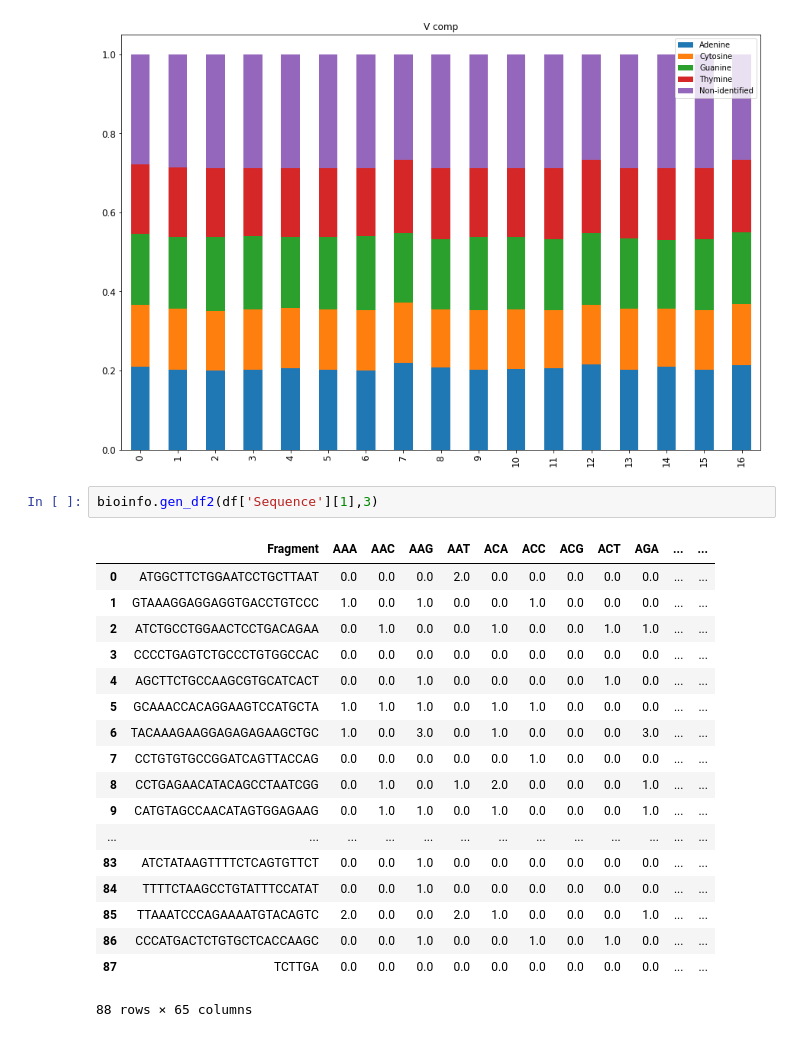
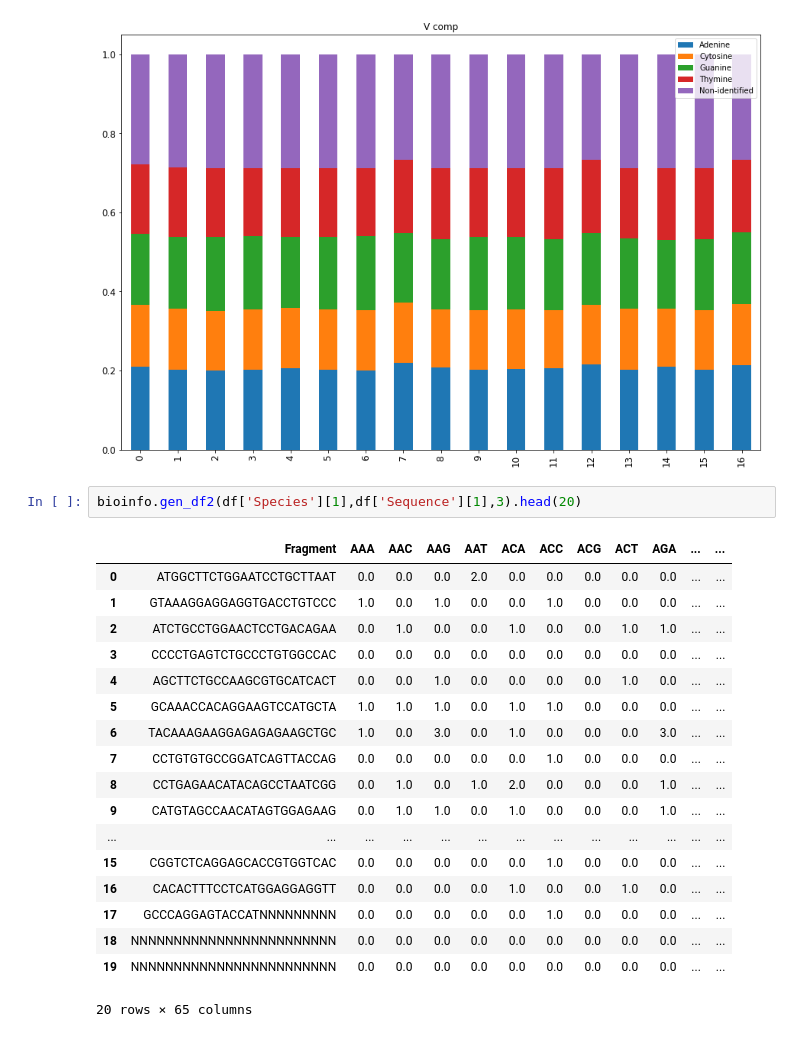
Before and after one commit to viniciusd-avila/phylogenetic-analysis, a Jupyter notebook: notebook.ipynb, the cells around one changed output. Drawn from its saved outputs; the diff is of its cells as text.

```diff
--- a/notebook.ipynb
+++ b/notebook.ipynb
@@ -31,25 +31,25 @@ ax = df[['Adenine','Cytosine','Guanine','Thymine','Non-identified']].plot(kind='
 # %% [output]
 [figure]
 # %%
-bioinfo.gen_df2(df['Sequence'][1],3)
+bioinfo.gen_df2(df['Species'][1],df['Sequence'][1],3).head(20)
 # %% [output]
 |  | Fragment | AAA | AAC | AAG | AAT | ACA | ACC | ACG | ACT | AGA | ... | ... |
 | 0 | ATGGCTTCTGGAATCCTGCTTAAT | 0.0 | 0.0 | 0.0 | 2.0 | 0.0 | 0.0 | 0.0 | 0.0 | 0.0 | ... | ... |
 | 1 | GTAAAGGAGGAGGTGACCTGTCCC | 1.0 | 0.0 | 1.0 | 0.0 | 0.0 | 1.0 | 0.0 | 0.0 | 0.0 | ... | ... |
 | 2 | ATCTGCCTGGAACTCCTGACAGAA | 0.0 | 1.0 | 0.0 | 0.0 | 1.0 | 0.0 | 0.0 | 1.0 | 1.0 | ... | ... |
 | 3 | CCCCTGAGTCTGCCCTGTGGCCAC | 0.0 | 0.0 | 0.0 | 0.0 | 0.0 | 0.0 | 0.0 | 0.0 | 0.0 | ... | ... |
 | 4 | AGCTTCTGCCAAGCGTGCATCACT | 0.0 | 0.0 | 1.0 | 0.0 | 0.0 | 0.0 | 0.0 | 1.0 | 0.0 | ... | ... |
 | 5 | GCAAACCACAGGAAGTCCATGCTA | 1.0 | 1.0 | 1.0 | 0.0 | 1.0 | 1.0 | 0.0 | 0.0 | 0.0 | ... | ... |
 | 6 | TACAAAGAAGGAGAGAGAAGCTGC | 1.0 | 0.0 | 3.0 | 0.0 | 1.0 | 0.0 | 0.0 | 0.0 | 3.0 | ... | ... |
 | 7 | CCTGTGTGCCGGATCAGTTACCAG | 0.0 | 0.0 | 0.0 | 0.0 | 0.0 | 1.0 | 0.0 | 0.0 | 0.0 | ... | ... |
 | 8 | CCTGAGAACATACAGCCTAATCGG | 0.0 | 1.0 | 0.0 | 1.0 | 2.0 | 0.0 | 0.0 | 0.0 | 1.0 | ... | ... |
 | 9 | CATGTAGCCAACATAGTGGAGAAG | 0.0 | 1.0 | 1.0 | 0.0 | 1.0 | 0.0 | 0.0 | 0.0 | 1.0 | ... | ... |
 | ... | ... | ... | ... | ... | ... | ... | ... | ... | ... | ... | ... | ... |
-| 83 | ATCTATAAGTTTTCTCAGTGTTCT | 0.0 | 0.0 | 1.0 | 0.0 | 0.0 | 0.0 | 0.0 | 0.0 | 0.0 | ... | ... |
-| 84 | TTTTCTAAGCCTGTATTTCCATAT | 0.0 | 0.0 | 1.0 | 0.0 | 0.0 | 0.0 | 0.0 | 0.0 | 0.0 | ... | ... |
-| 85 | TTAAATCCCAGAAAATGTACAGTC | 2.0 | 0.0 | 0.0 | 2.0 | 1.0 | 0.0 | 0.0 | 0.0 | 1.0 | ... | ... |
-| 86 | CCCATGACTCTGTGCTCACCAAGC | 0.0 | 0.0 | 1.0 | 0.0 | 0.0 | 1.0 | 0.0 | 1.0 | 0.0 | ... | ... |
-| 87 | TCTTGA | 0.0 | 0.0 | 0.0 | 0.0 | 0.0 | 0.0 | 0.0 | 0.0 | 0.0 | ... | ... |
+| 15 | CGGTCTCAGGAGCACCGTGGTCAC | 0.0 | 0.0 | 0.0 | 0.0 | 0.0 | 1.0 | 0.0 | 0.0 | 0.0 | ... | ... |
+| 16 | CACACTTTCCTCATGGAGGAGGTT | 0.0 | 0.0 | 0.0 | 0.0 | 1.0 | 0.0 | 0.0 | 1.0 | 0.0 | ... | ... |
+| 17 | GCCCAGGAGTACCATNNNNNNNNN | 0.0 | 0.0 | 0.0 | 0.0 | 0.0 | 1.0 | 0.0 | 0.0 | 0.0 | ... | ... |
+| 18 | NNNNNNNNNNNNNNNNNNNNNNNN | 0.0 | 0.0 | 0.0 | 0.0 | 0.0 | 0.0 | 0.0 | 0.0 | 0.0 | ... | ... |
+| 19 | NNNNNNNNNNNNNNNNNNNNNNNN | 0.0 | 0.0 | 0.0 | 0.0 | 0.0 | 0.0 | 0.0 | 0.0 | 0.0 | ... | ... |
-88 rows × 65 columns
+20 rows × 65 columns
 # %%
 for i in range(len(df.index)):
```
Also changed, not shown: parts of 1 cell of this notebook, 1 other file.
